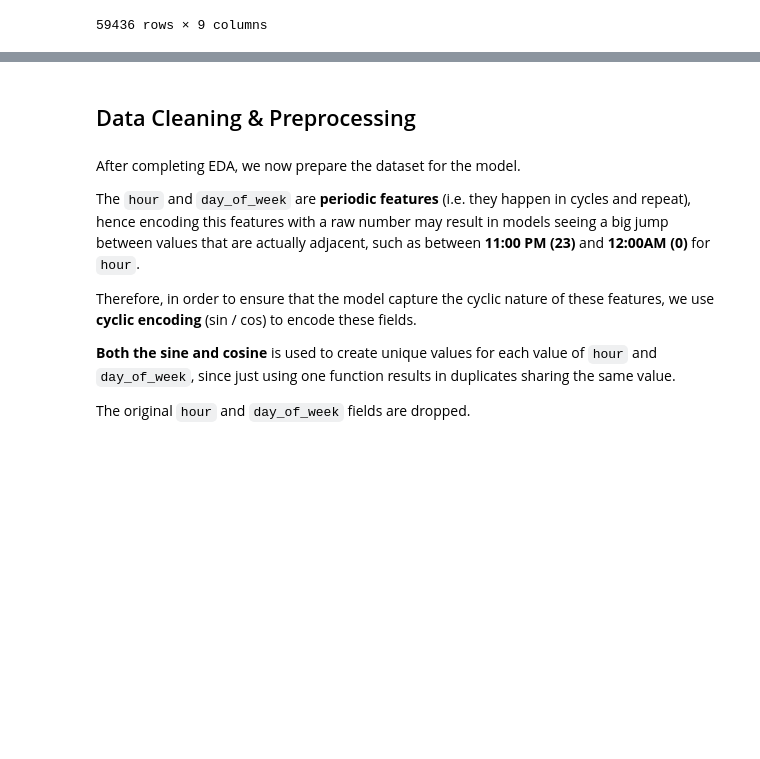
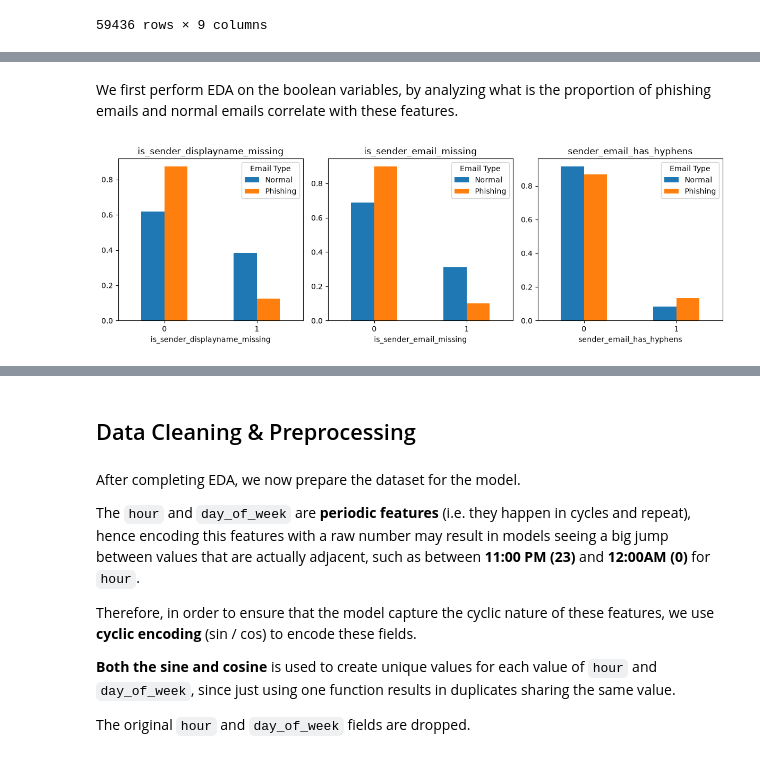
Before and after one commit to ProximaPrism/phishing-detection-with-bert-preprocessing, a Jupyter notebook: model.ipynb, the cells around one changed output, grey strips where cells are left out. Drawn from its saved outputs; the diff is of its cells as text; code cells hidden in the pictures; blank space fills up the shorter version.

```diff
--- a/model.ipynb
+++ b/model.ipynb
@@ -331,0 +397,24 @@ df
+# %% [markdown]
+We first perform EDA on the boolean variables, by analyzing what is the proportion of phishing emails and normal emails correlate with these features.
+# %%
+bool_features = [
+    "is_sender_displayname_missing",
+    "is_sender_email_missing",
+    "sender_email_has_hyphens",
+]
+
+fig, axes = plt.subplots(1, 3, figsize=(12, 4))
+
+for ax, feature in zip(axes.flatten(), bool_features):
+    pd.crosstab(
+        df[feature],
+        df["label"],
+        normalize='columns'
+    ).plot(kind='bar', ax=ax)
+    ax.legend(title="Email Type", labels=["Normal", "Phishing"])
+    ax.set_xticklabels(ax.get_xticklabels(), rotation=0)
+    ax.set_title(feature)
+
+plt.tight_layout()
+# %% [output]
+[figure, added]
```
Also changed, not shown: parts of 32 cells of this notebook, 6 other files.
